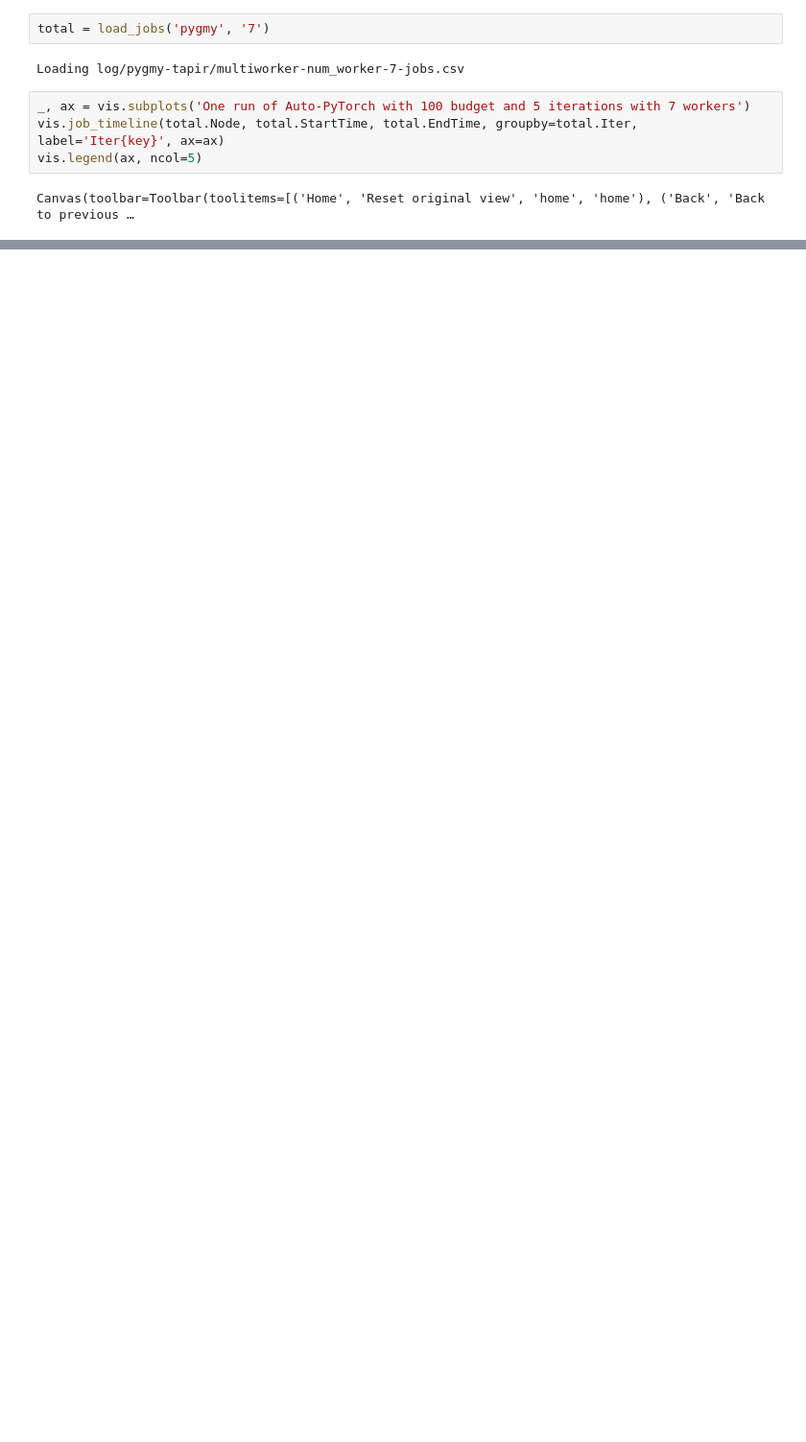
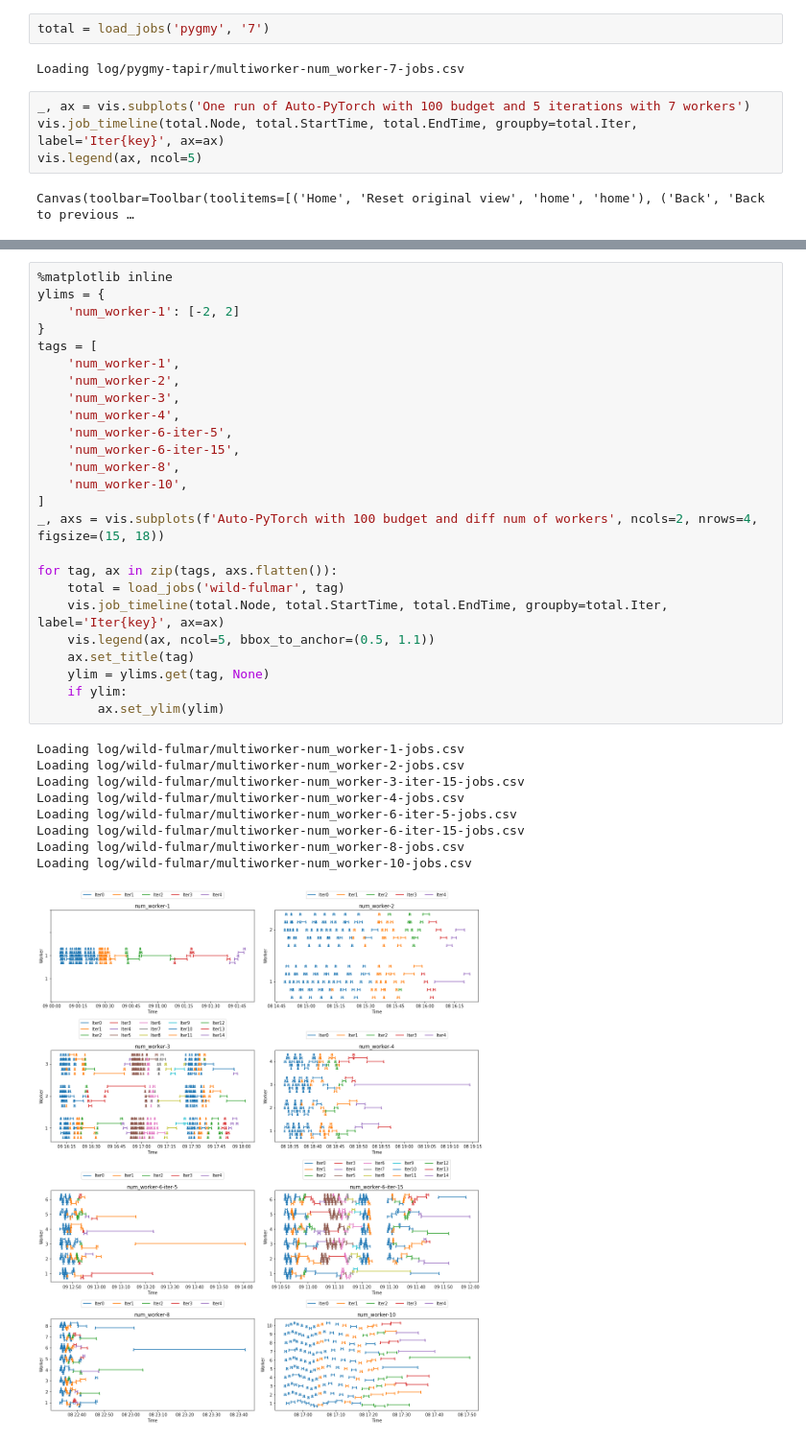
Before and after one commit to jaywonchung/ngpus-profile, a Jupyter notebook: scripts/ana.ipynb, the cells around one changed output, grey strips where cells are left out. Shown at 96% size. Saved outputs shown, nothing was run; the diff lists cells and outputs as text; blank space fills up the shorter version.

```diff
--- a/scripts/ana.ipynb
+++ b/scripts/ana.ipynb
@@ -192,0 +210,35 @@ Canvas(toolbar=Toolbar(toolitems=[('Home', 'Reset original view', 'home', 'home'
+# %%
+%matplotlib inline
+ylims = {
+    'num_worker-1': [-2, 2]
+}
+tags = [
+    'num_worker-1',
+    'num_worker-2',
+    'num_worker-3',
+    'num_worker-4',
+    'num_worker-6-iter-5',
+    'num_worker-6-iter-15',
+    'num_worker-8',
+    'num_worker-10',
+]
+_, axs = vis.subplots(f'Auto-PyTorch with 100 budget and diff num of workers', ncols=2, nrows=4, figsize=(15, 18))
+
+for tag, ax in zip(tags, axs.flatten()):
+    total = load_jobs('wild-fulmar', tag)
+    vis.job_timeline(total.Node, total.StartTime, total.EndTime, groupby=total.Iter, label='Iter{key}', ax=ax)
+    vis.legend(ax, ncol=5, bbox_to_anchor=(0.5, 1.1))
+    ax.set_title(tag)
+    ylim = ylims.get(tag, None)
+    if ylim:
+        ax.set_ylim(ylim)
+# %% [output]
+Loading log/wild-fulmar/multiworker-num_worker-1-jobs.csv
+Loading log/wild-fulmar/multiworker-num_worker-2-jobs.csv
+Loading log/wild-fulmar/multiworker-num_worker-3-iter-15-jobs.csv
+Loading log/wild-fulmar/multiworker-num_worker-4-jobs.csv
+Loading log/wild-fulmar/multiworker-num_worker-6-iter-5-jobs.csv
+Loading log/wild-fulmar/multiworker-num_worker-6-iter-15-jobs.csv
+Loading log/wild-fulmar/multiworker-num_worker-8-jobs.csv
+Loading log/wild-fulmar/multiworker-num_worker-10-jobs.csv
+[figure, added]
```
Also changed, not shown: parts of 23 cells of this notebook, 2 other files.
